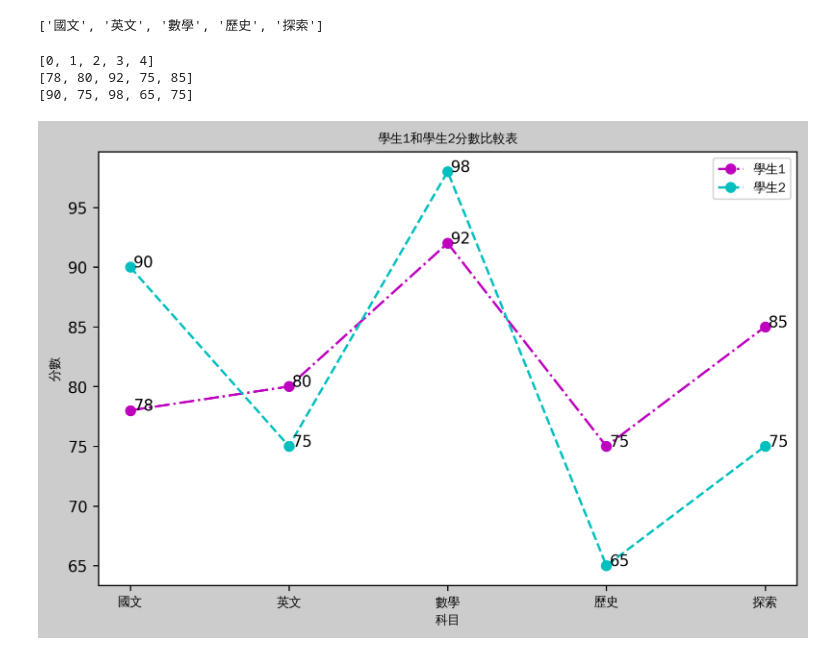
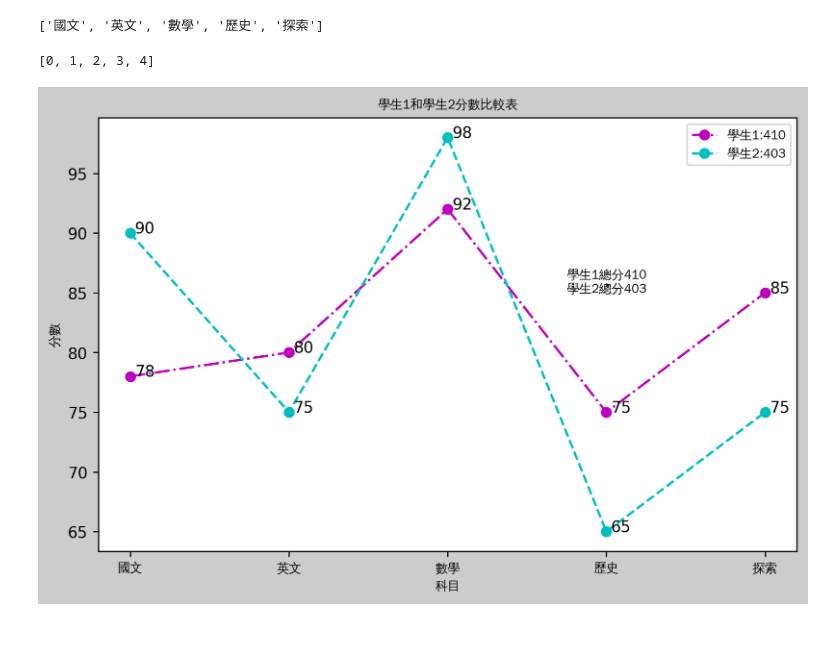
Before and after one commit to bruceyang620727/python-chihlee-class, a Jupyter notebook: lesson12_1.ipynb, the cells around one changed output. Cells and saved outputs as stored; diff of their text form; code cells hidden in the pictures.

```diff
--- a/lesson12_1.ipynb
+++ b/lesson12_1.ipynb
@@ -26,35 +26,42 @@ subjects #看能否順利輸出，結果是可以的
 # %%
 import matplotlib.pyplot as plt
 student1 = {'國文':78, '英文':80, '數學':92, '歷史':75, '探索':85}
 student2 = {'國文':90, '英文':75, '數學':98, '歷史':65, '探索':75}
 subjects = list(student1.keys()) #直接轉成list
 value1 = list(student1.values()) #一樣透過list將like-list的student1.values()轉成list
 value2 = list(student2.values())
 
 fig = plt.figure(figsize=(8,5), dpi=250, facecolor="#cccccc")
 ax = fig.add_subplot(1,1,1)
 ax.set_title("學生1和學生2分數比較表",fontproperties=font)
 ax.set_xlabel("科目",fontproperties=font)
 ax.set_ylabel("分數",fontproperties=font)
 ax.plot(subjects,value1,'m-.o')
 ax.plot(subjects,value2,'c--o')
 ax.set_xticklabels(subjects,fontproperties=font)
-ax.legend(["學生1","學生2"],prop=font) #右上角的說明，參數須為list，要查說明書
 print(ax.get_xticks()) #即[0, 1, 2, 3, 4]，也就是國文/英文...的座標
-x_locations = ax.get_xticks() #接收座標位置
-y_locations = ax.get_yticks() #接收座標位置
+x_locations = ax.get_xticks() #接收x座標位置
+y_locations = ax.get_yticks() #接收y座標位置
 #print(y_locations) #就是 [ 60.  65.  70.  75.  80.  85.  90.  95. 100.]，但我們要的是學生的分數
 len(x_locations) #5筆資料
 
 for i in range(len(x_locations)): # i: 0,1,2,3,4
-    ax.annotate(str(value1[i]),(x_locations[i]+0.03,value1[i])) #打印分數在圖上，座標要用tuple格式，且往右移動0.03打印
-    ax.annotate(str(value2[i]),(x_locations[i]+0.03,value2[i])) #打印分數在圖上，座標要用tuple格式，且往右移動0.03打印
+    ax.annotate(str(value1[i]),(x_locations[i]+0.03,value1[i])) #顯示分數在圖上，座標要用tuple格式，且往右移動0.03打印
+    ax.annotate(str(value2[i]),(x_locations[i]+0.03,value2[i])) #顯示分數在圖上，座標要用tuple格式，且往右移動0.03打印
 
-print(value1)
-print(value2)
+value1_total = 0 #總分
+value2_total = 0 #總分
+for score in value1: #value1是list
+    value1_total += score #(複合指令運算子)
+
+for score in value2: #value2是list
+    value2_total += score #(複合指令運算子)
+
+#想好位置並打印總分
+# \n表示換行，(2.75,85)表示要打印的位置
+ax.annotate(f'學生1總分{value1_total}\n學生2總分{value2_total}',(2.75,85),fontproperties=font) #字串插補
+ax.legend([f"學生1:{value1_total}",f"學生2:{value2_total}"],prop=font) #即右上角的說明，參數須為list，要查說明書
 plt.show()
 # %% [output]
 [0, 1, 2, 3, 4]
-[78, 80, 92, 75, 85]
-[90, 75, 98, 65, 75]
-[figure, old version]
+[figure, new version]
```
